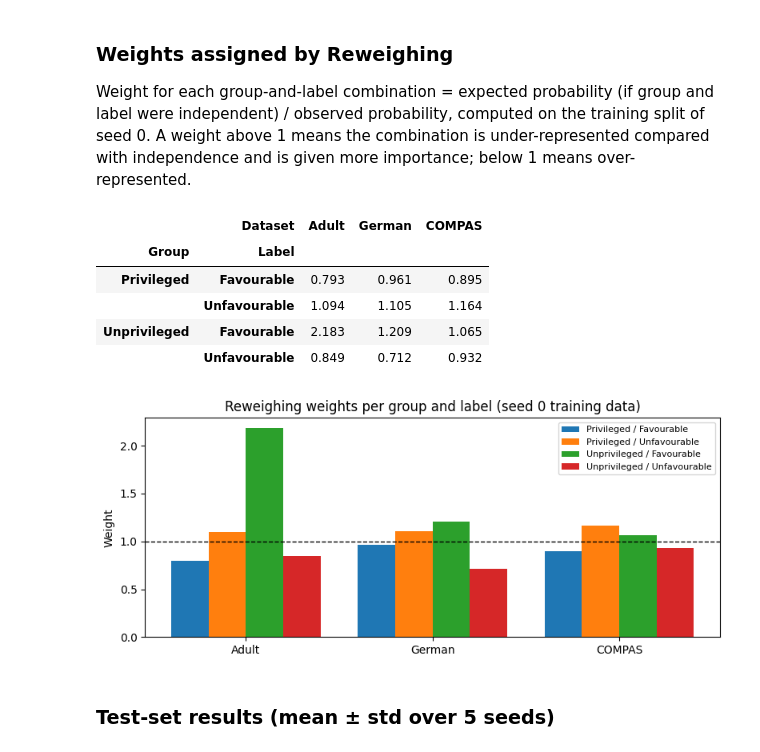
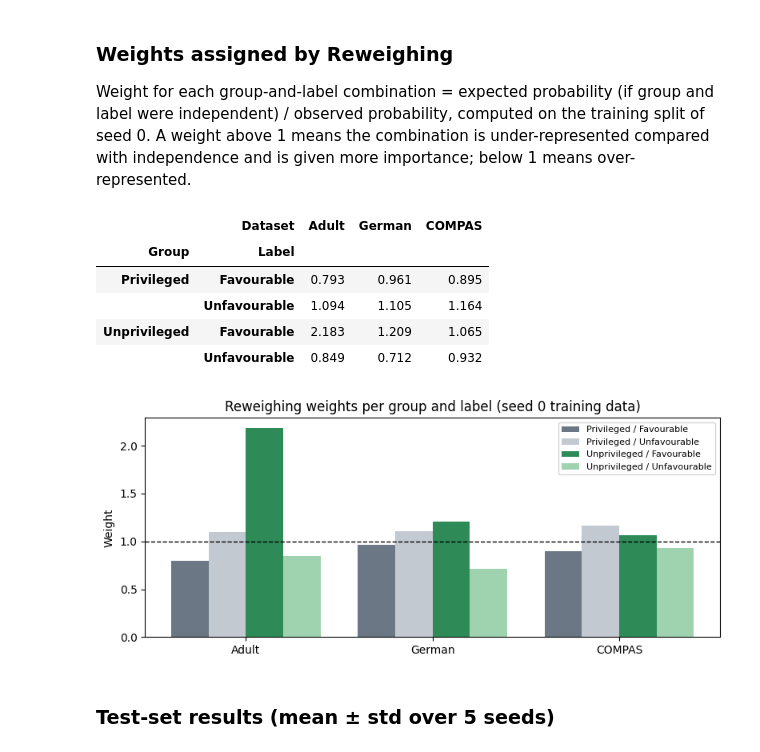
Before and after one commit to Tkibanda/AIF360, a Jupyter notebook: reweighing_task2/Task2_Reweighing.ipynb, the cells around one changed output. Cells and saved outputs as stored; diff of their text form; code cells hidden in the pictures.

```diff
--- a/reweighing_task2/Task2_Reweighing.ipynb
+++ b/reweighing_task2/Task2_Reweighing.ipynb
@@ -235,35 +235,36 @@ for name, (ds, attr) in data.items():
     unpriv, priv = groups(attr)
     train, _ = stratified_split(ds, attr, SEEDS[0])
     rw = Reweighing(unprivileged_groups=unpriv, privileged_groups=priv).fit(train)
     s = train.protected_attributes[:, train.protected_attribute_names.index(attr)]
     fav = train.labels.ravel() == train.favorable_label
     for grp, gmask in [("Privileged", s == 1), ("Unprivileged", s == 0)]:
         for lab, lmask in [("Favourable", fav), ("Unfavourable", ~fav)]:
             w = {("Privileged", "Favourable"): rw.w_p_fav, ("Privileged", "Unfavourable"): rw.w_p_unfav,
                  ("Unprivileged", "Favourable"): rw.w_up_fav, ("Unprivileged", "Unfavourable"): rw.w_up_unfav}[(grp, lab)]
             wrows.append({"Dataset": name, "Group": grp, "Label": lab,
                           "Count": int((gmask & lmask).sum()), "Weight": float(w)})
 weights = pd.DataFrame(wrows)
 display(weights.pivot(index=["Group", "Label"], columns="Dataset", values="Weight")[list(data)].round(3))
 
+wcolors = ["#6b7785", "#c3c9d0", "#2e8b57", "#9fd3b0"]   # <-- new: grey = privileged, green = unprivileged
 fig, ax = plt.subplots(figsize=(8, 3.5))
 combos = ["Privileged / Favourable", "Privileged / Unfavourable", "Unprivileged / Favourable", "Unprivileged / Unfavourable"]
 x = np.arange(len(data)); w = 0.2
 for i, (g, l) in enumerate([(c.split(" / ")[0], c.split(" / ")[1]) for c in combos]):
     vals = [weights.query("Dataset == @n and Group == @g and Label == @l")["Weight"].iloc[0] for n in data]
-    ax.bar(x + (i - 1.5) * w, vals, w, label=combos[i])
+    ax.bar(x + (i - 1.5) * w, vals, w, label=combos[i], color=wcolors[i])   # <-- changed: color added
 ax.axhline(1, ls="--", c="k", lw=1)
 ax.set_xticks(x); ax.set_xticklabels(list(data)); ax.set_ylabel("Weight"); ax.legend(fontsize=8)
 ax.set_title("Reweighing weights per group and label (seed 0 training data)")
 plt.tight_layout(); plt.show()
 # %% [output]
 |  | Dataset | Adult | German | COMPAS |
 | Group | Label |  |  |  |
 | Privileged | Favourable | 0.793 | 0.961 | 0.895 |
 |  | Unfavourable | 1.094 | 1.105 | 1.164 |
 | Unprivileged | Favourable | 2.183 | 1.209 | 1.065 |
 |  | Unfavourable | 0.849 | 0.712 | 0.932 |
-[figure, old version]
+[figure, new version]
 # %% [markdown]
 ### Test-set results (mean ± std over 5 seeds)
 # %%
```
